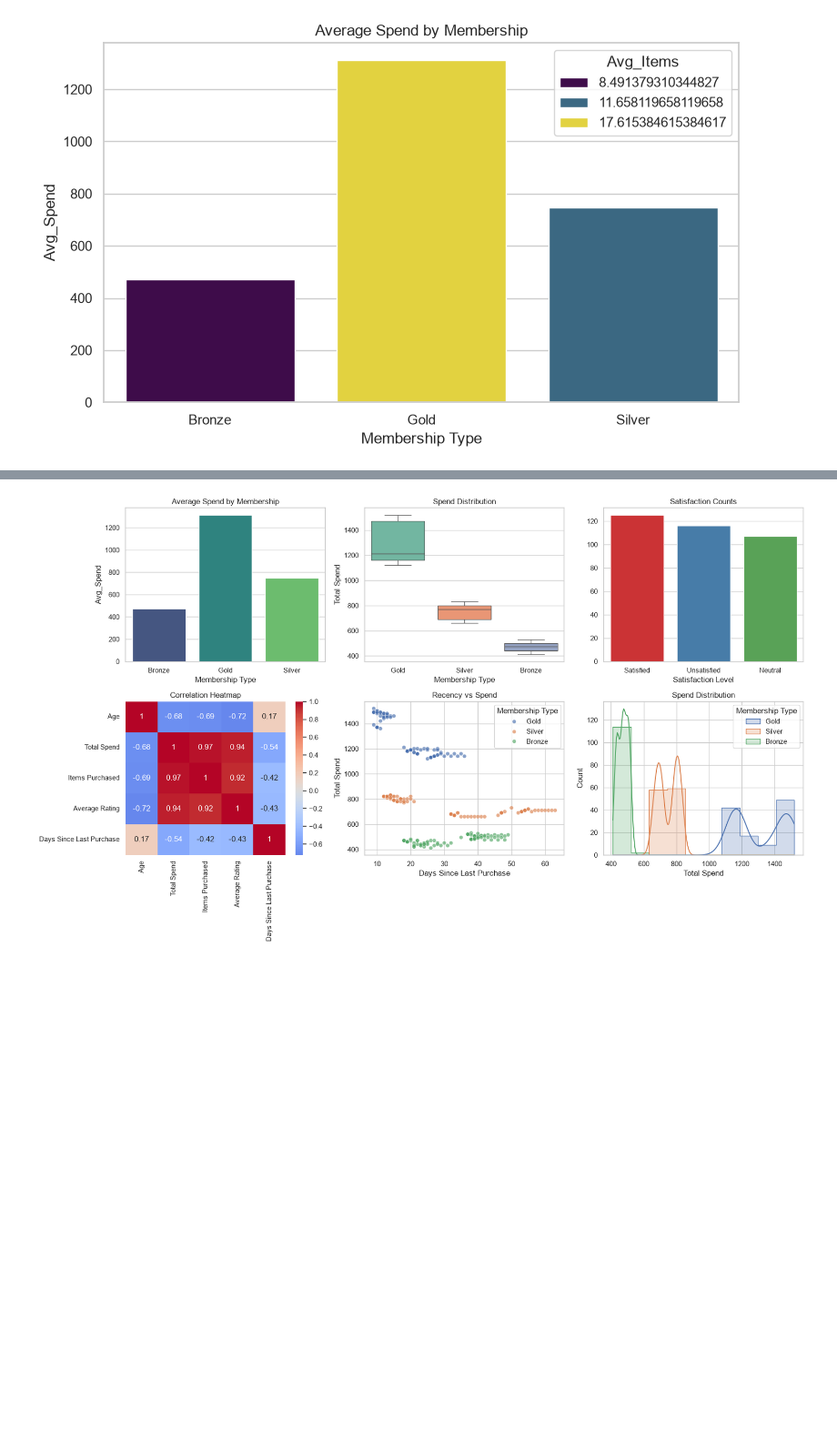
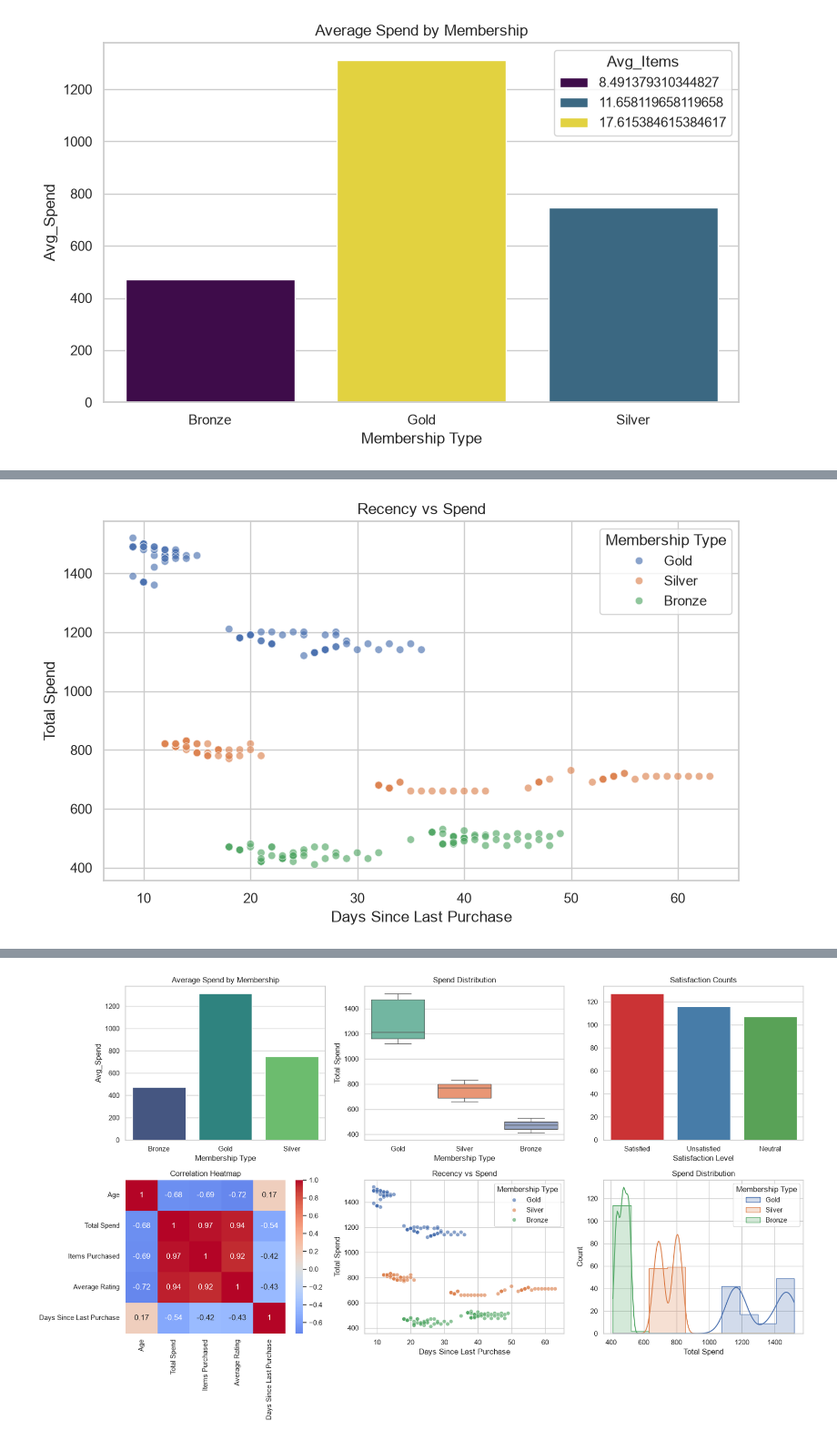
Before and after one commit to muneeb112233/Data_Analysis, a Jupyter notebook: CustomerSatisfaction/Analysis.ipynb, the cells around one changed output, grey strips where cells are left out. Shown at 91% size. Cells and saved outputs as stored; diff of their text form; code cells hidden in the pictures; blank space fills up the shorter version.

```diff
--- a/CustomerSatisfaction/Analysis.ipynb
+++ b/CustomerSatisfaction/Analysis.ipynb
@@ -233,0 +262,15 @@ box plot
+# %%
+plt.figure(figsize=(8, 5))
+sns.scatterplot(
+    data=df,
+    x='Days Since Last Purchase',
+    y='Total Spend',
+    hue='Membership Type',
+    alpha=0.65
+)
+plt.title('Recency vs Spend')
+plt.tight_layout()
+plt.savefig('recency_vs_spend.png', dpi=200, bbox_inches='tight')
+plt.show()
+# %% [output]
+[figure, added]
```
Also changed, not shown: parts of 9 cells of this notebook, 2 other files.
